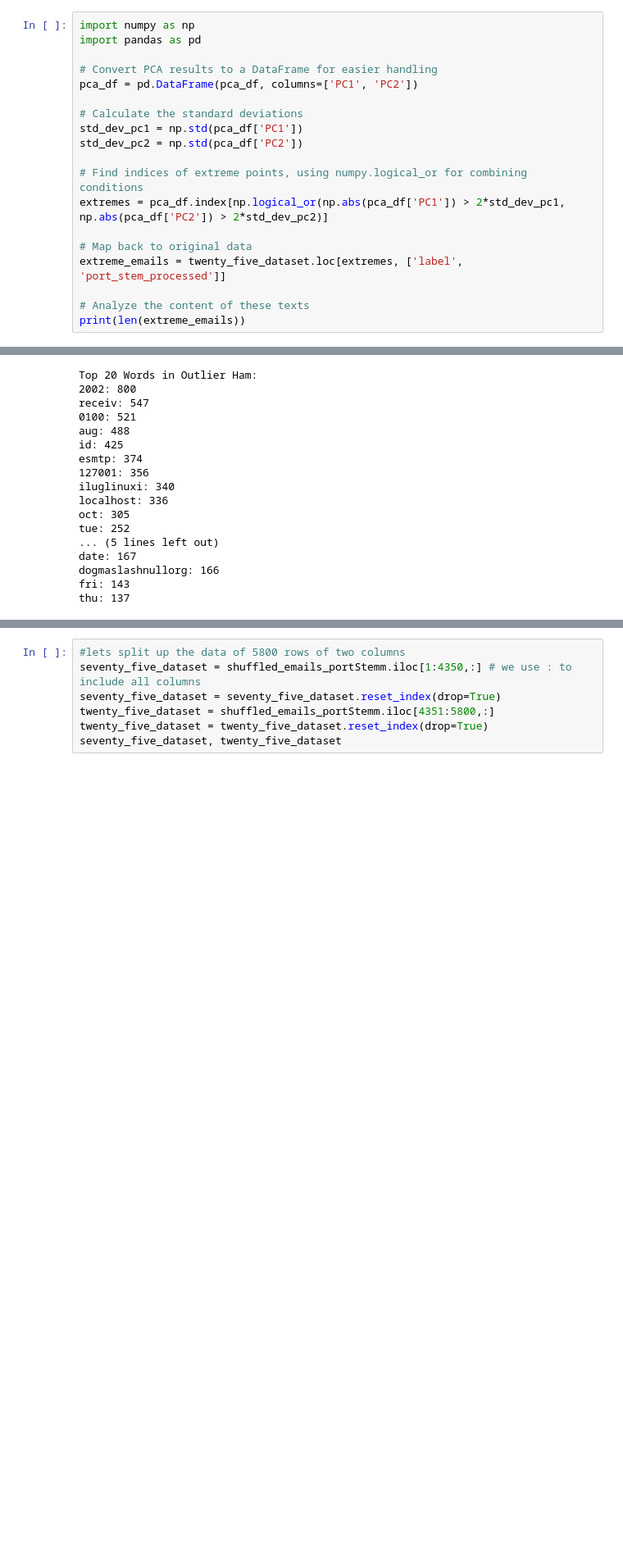
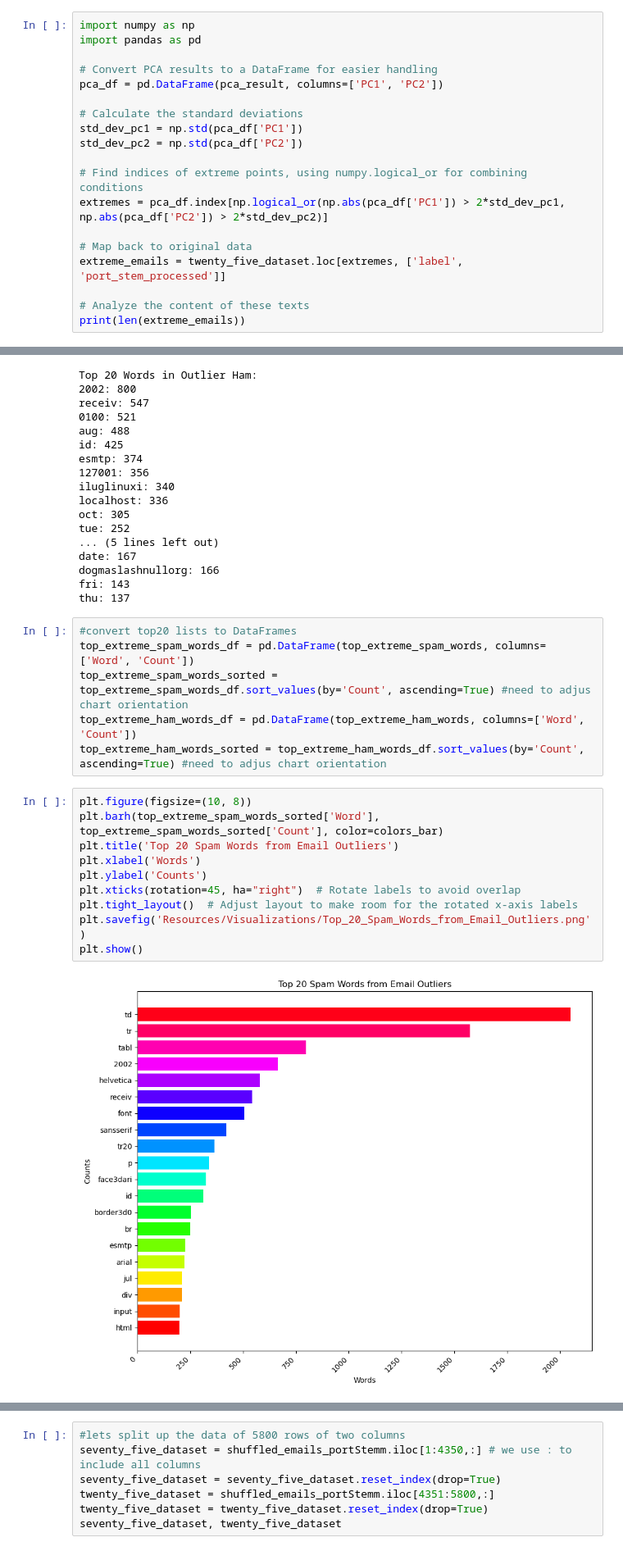
Before and after one commit to vincehsanchez/bestspamfilter, a Jupyter notebook: portStemmEDA.ipynb, the cells around one changed output, grey strips where cells are left out. Shown at 82% size. Saved outputs shown, nothing was run; the diff lists cells and outputs as text; blank space fills up the shorter version.

```diff
--- a/portStemmEDA.ipynb
+++ b/portStemmEDA.ipynb
@@ -263,7 +267,7 @@ import numpy as np
 import pandas as pd
 
 # Convert PCA results to a DataFrame for easier handling
-pca_df = pd.DataFrame(pca_df, columns=['PC1', 'PC2'])
+pca_df = pd.DataFrame(pca_result, columns=['PC1', 'PC2'])
 
 # Calculate the standard deviations
 std_dev_pc1 = np.std(pca_df['PC1'])
@@ -364,3 +365,21 @@ date: 167
 dogmaslashnullorg: 166
 fri: 143
 thu: 137
+# %%
+#convert top20 lists to DataFrames
+top_extreme_spam_words_df = pd.DataFrame(top_extreme_spam_words, columns=['Word', 'Count'])
+top_extreme_spam_words_sorted = top_extreme_spam_words_df.sort_values(by='Count', ascending=True) #need to adjus chart orientation
+top_extreme_ham_words_df = pd.DataFrame(top_extreme_ham_words, columns=['Word', 'Count'])
+top_extreme_ham_words_sorted = top_extreme_ham_words_df.sort_values(by='Count', ascending=True) #need to adjus chart orientation
+# %%
+plt.figure(figsize=(10, 8))
+plt.barh(top_extreme_spam_words_sorted['Word'], top_extreme_spam_words_sorted['Count'], color=colors_bar)
+plt.title('Top 20 Spam Words from Email Outliers')
+plt.xlabel('Words')
+plt.ylabel('Counts')
+plt.xticks(rotation=45, ha="right")  # Rotate labels to avoid overlap
+plt.tight_layout()  # Adjust layout to make room for the rotated x-axis labels
+plt.savefig('Resources/Visualizations/Top_20_Spam_Words_from_Email_Outliers.png')
+plt.show()
+# %% [output]
+[figure, added]
```
Also changed, not shown: parts of 5 cells of this notebook, 4 other files.
